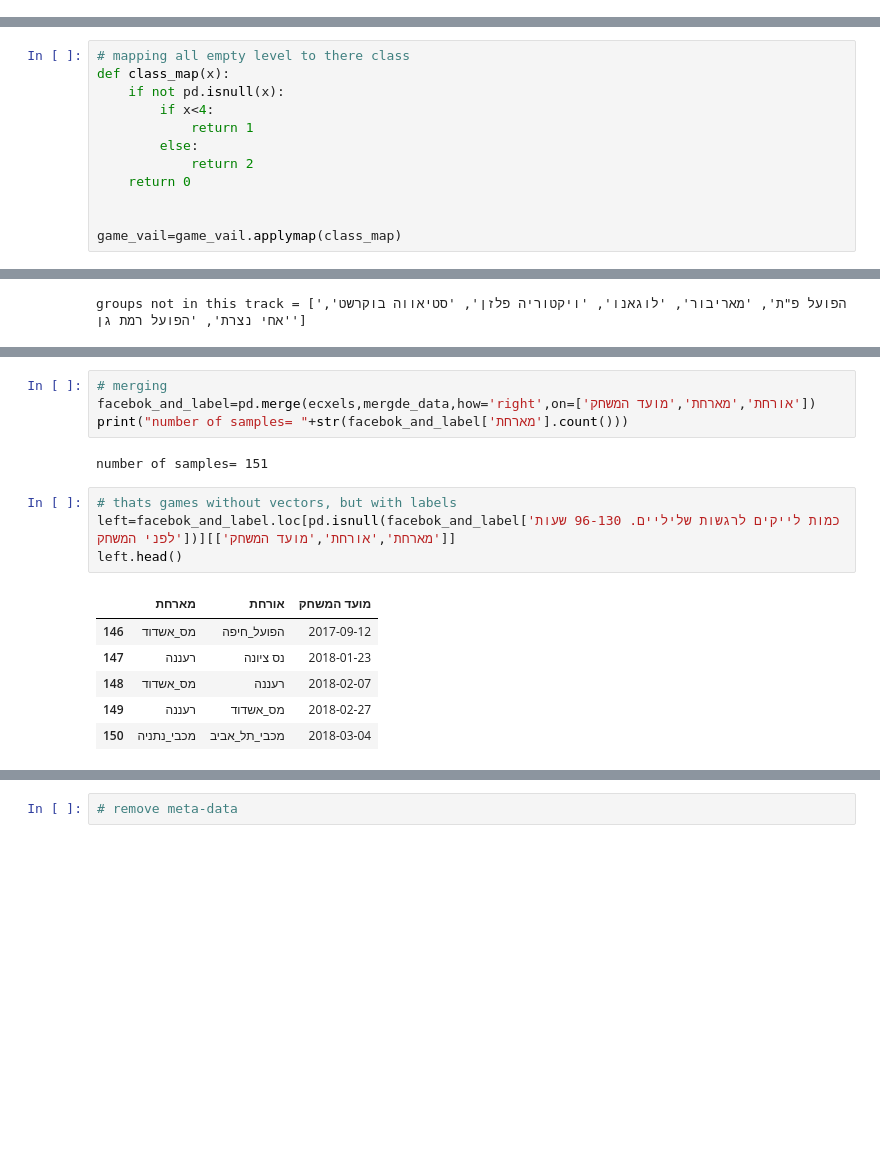
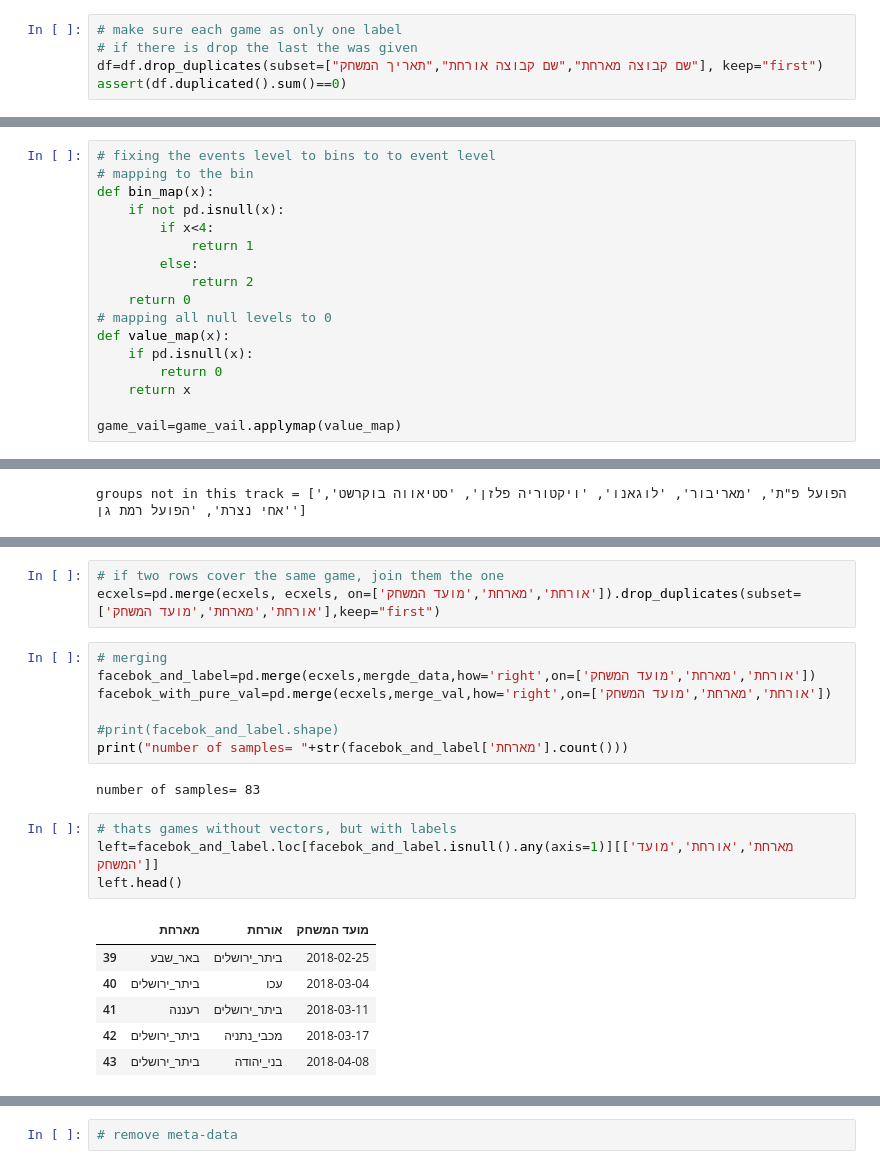
Before and after one commit to erlichsefi/sportViolencePredicator, a Jupyter notebook: sport_ml.ipynb, the cells around one changed output, grey strips where cells are left out. Cells and saved outputs as stored; diff of their text form; blank space fills up the shorter version.

```diff
--- a/sport_ml.ipynb
+++ b/sport_ml.ipynb
@@ -1,6 +1,11 @@
 # %%
 import pandas as pd
 df=pd.read_csv('game_form.csv')
+# %%
+# make sure each game as only one label
+# if there is drop the last the was given
+df=df.drop_duplicates(subset=["שם קבוצה מארחת","שם קבוצה אורחת","תאריך המשחק"], keep="first")
+assert(df.duplicated().sum()==0)
 # %%
 df.head()
 # %% [output]
@@ -20,14 +24,19 @@ game_meta=df[["שם קבוצה מארחת","שם קבוצה אורחת","תאר
 r=[col for col in df if (col.startswith('רמת האלימות'))]
 game_vail=df.loc[:,r]
 # %%
-# mapping all empty level to there class
-def class_map(x):
+# fixing the events level to bins to to event level
+# mapping to the bin
+def bin_map(x):
     if not pd.isnull(x):
         if x<4:
             return 1
         else:
             return 2
     return 0
+# mapping all null levels to 0
+def value_map(x):
+    if pd.isnull(x):
+        return 0
+    return x
 
-
-game_vail=game_vail.applymap(class_map)
+game_vail=game_vail.applymap(value_map)
@@ -153,19 +164,25 @@ mergde_data.rename({'תאריך המשחק': 'מועד המשחק','שם קבו
+# %%
+# if two rows cover the same game, join them the one
+ecxels=pd.merge(ecxels, ecxels, on=['אורחת','מארחת','מועד המשחק']).drop_duplicates(subset=['אורחת','מארחת','מועד המשחק'],keep="first")
 # %%
 # merging
 facebok_and_label=pd.merge(ecxels,mergde_data,how='right',on=['אורחת','מארחת','מועד המשחק'])
+facebok_with_pure_val=pd.merge(ecxels,merge_val,how='right',on=['אורחת','מארחת','מועד המשחק'])
+
+#print(facebok_and_label.shape)
 print("number of samples= "+str(facebok_and_label['מארחת'].count()))
 # %% [output]
-number of samples= 151
+number of samples= 83
 # %%
 # thats games without vectors, but with labels
-left=facebok_and_label.loc[pd.isnull(facebok_and_label['כמות לייקים לרגשות שליליים. 96-130 שעות לפני המשחק'])][['מארחת','אורחת','מועד המשחק']]
+left=facebok_and_label.loc[facebok_and_label.isnull().any(axis=1)][['מארחת','אורחת','מועד המשחק']]
 left.head()
 # %% [output]
 |  | מארחת | אורחת | מועד המשחק |
-| 146 | מס_אשדוד | הפועל_חיפה | 2017-09-12 |
-| 147 | רעננה | נס ציונה | 2018-01-23 |
-| 148 | מס_אשדוד | רעננה | 2018-02-07 |
-| 149 | רעננה | מס_אשדוד | 2018-02-27 |
-| 150 | מכבי_נתניה | מכבי_תל_אביב | 2018-03-04 |
+| 39 | באר_שבע | ביתר_ירושלים | 2018-02-25 |
+| 40 | ביתר_ירושלים | עכו | 2018-03-04 |
+| 41 | רעננה | ביתר_ירושלים | 2018-03-11 |
+| 42 | ביתר_ירושלים | מכבי_נתניה | 2018-03-17 |
+| 43 | ביתר_ירושלים | בני_יהודה | 2018-04-08 |
 # %%
 final_df=pd.merge(ecxels,mergde_data,how='inner',on=['אורחת','מארחת','מועד המשחק'])
```
Also changed, not shown: parts of 52 cells of this notebook, 4 other files.
